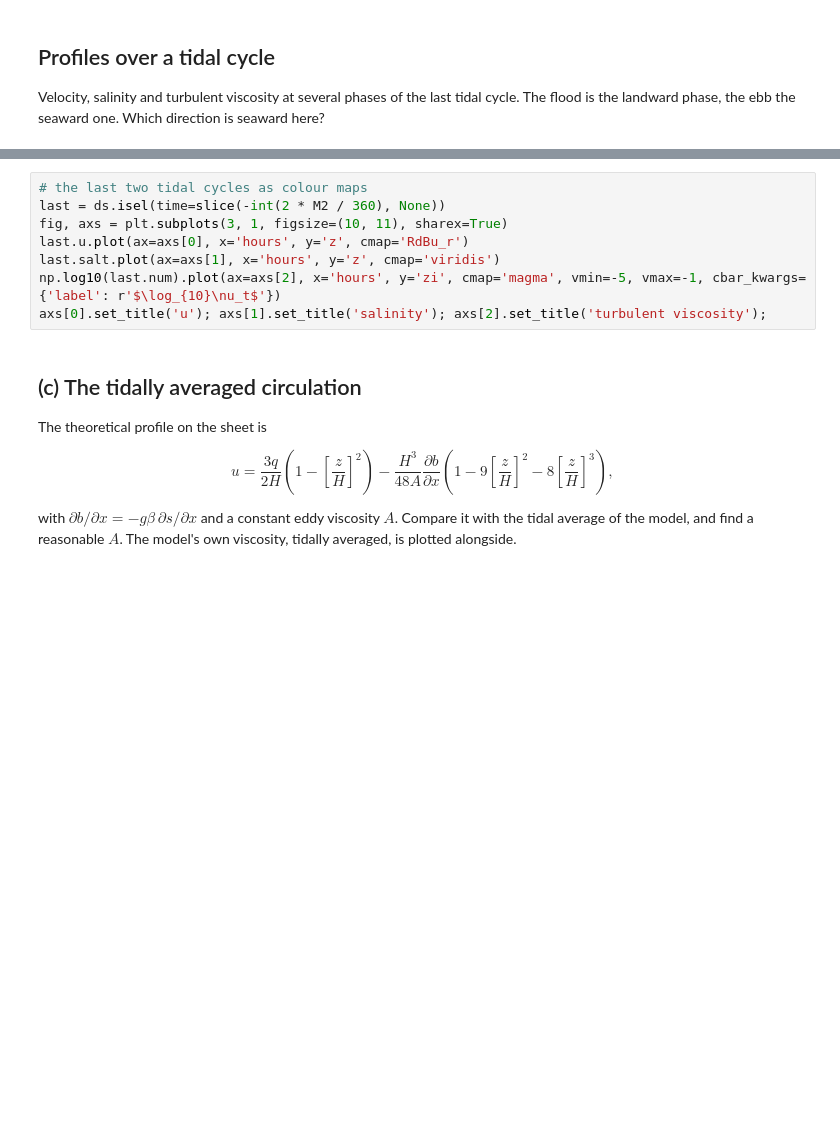
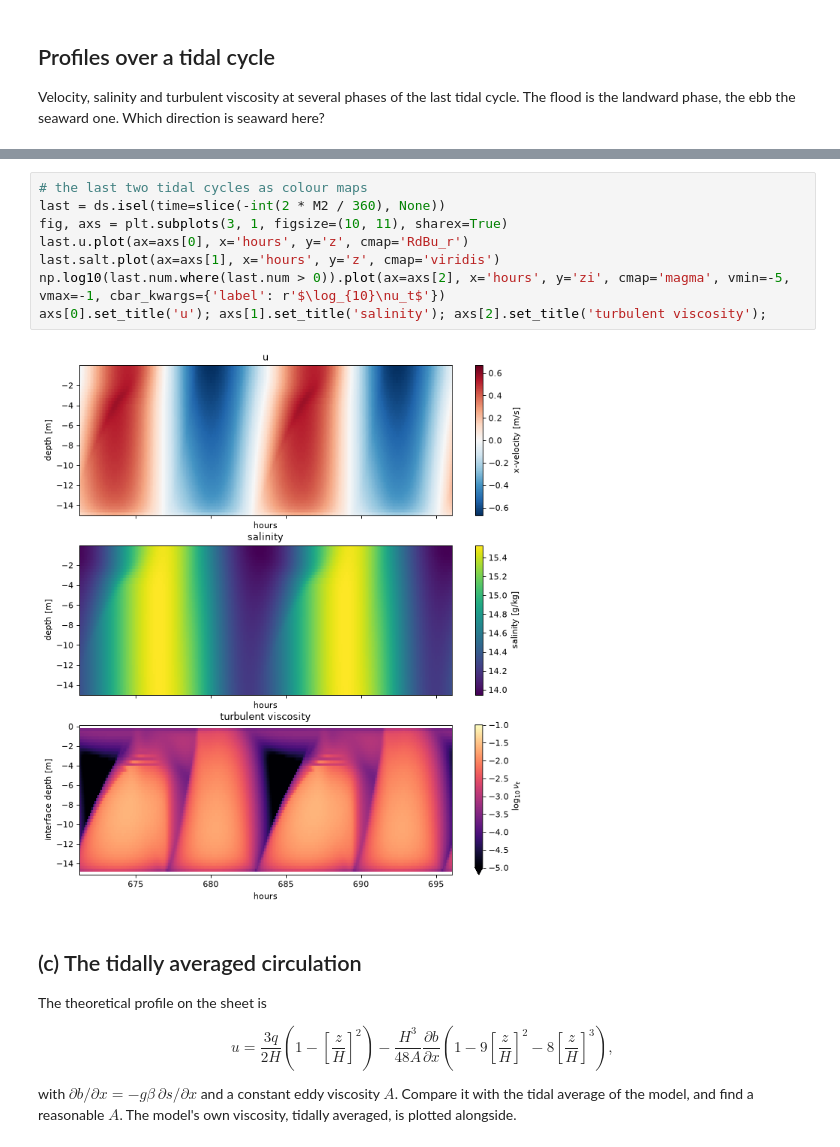
Before and after one commit to 37EFM/GOTM_exercises, a Jupyter notebook: notebooks/04_estuary.ipynb, the cells around one changed output, grey strips where cells are left out. Drawn from its saved outputs; the diff is of its cells as text; blank space fills up the shorter version.

```diff
--- a/notebooks/04_estuary.ipynb
+++ b/notebooks/04_estuary.ipynb
@@ -66,11 +90,13 @@ axs[1].set_xlabel('S [psu]'); axs[2].set_xlabel(r'$\nu_t$ [m$^2$/s]'); axs[2].se
 # %%
 # the last two tidal cycles as colour maps
 last = ds.isel(time=slice(-int(2 * M2 / 360), None))
 fig, axs = plt.subplots(3, 1, figsize=(10, 11), sharex=True)
 last.u.plot(ax=axs[0], x='hours', y='z', cmap='RdBu_r')
 last.salt.plot(ax=axs[1], x='hours', y='z', cmap='viridis')
-np.log10(last.num).plot(ax=axs[2], x='hours', y='zi', cmap='magma', vmin=-5, vmax=-1, cbar_kwargs={'label': r'$\log_{10}\nu_t$'})
+np.log10(last.num.where(last.num > 0)).plot(ax=axs[2], x='hours', y='zi', cmap='magma', vmin=-5, vmax=-1, cbar_kwargs={'label': r'$\log_{10}\nu_t$'})
 axs[0].set_title('u'); axs[1].set_title('salinity'); axs[2].set_title('turbulent viscosity');
+# %% [output]
+[figure, added]
 # %% [markdown]
 ## (c) The tidally averaged circulation
 
```
Also changed, not shown: parts of 6 cells of this notebook, 9 other files.
